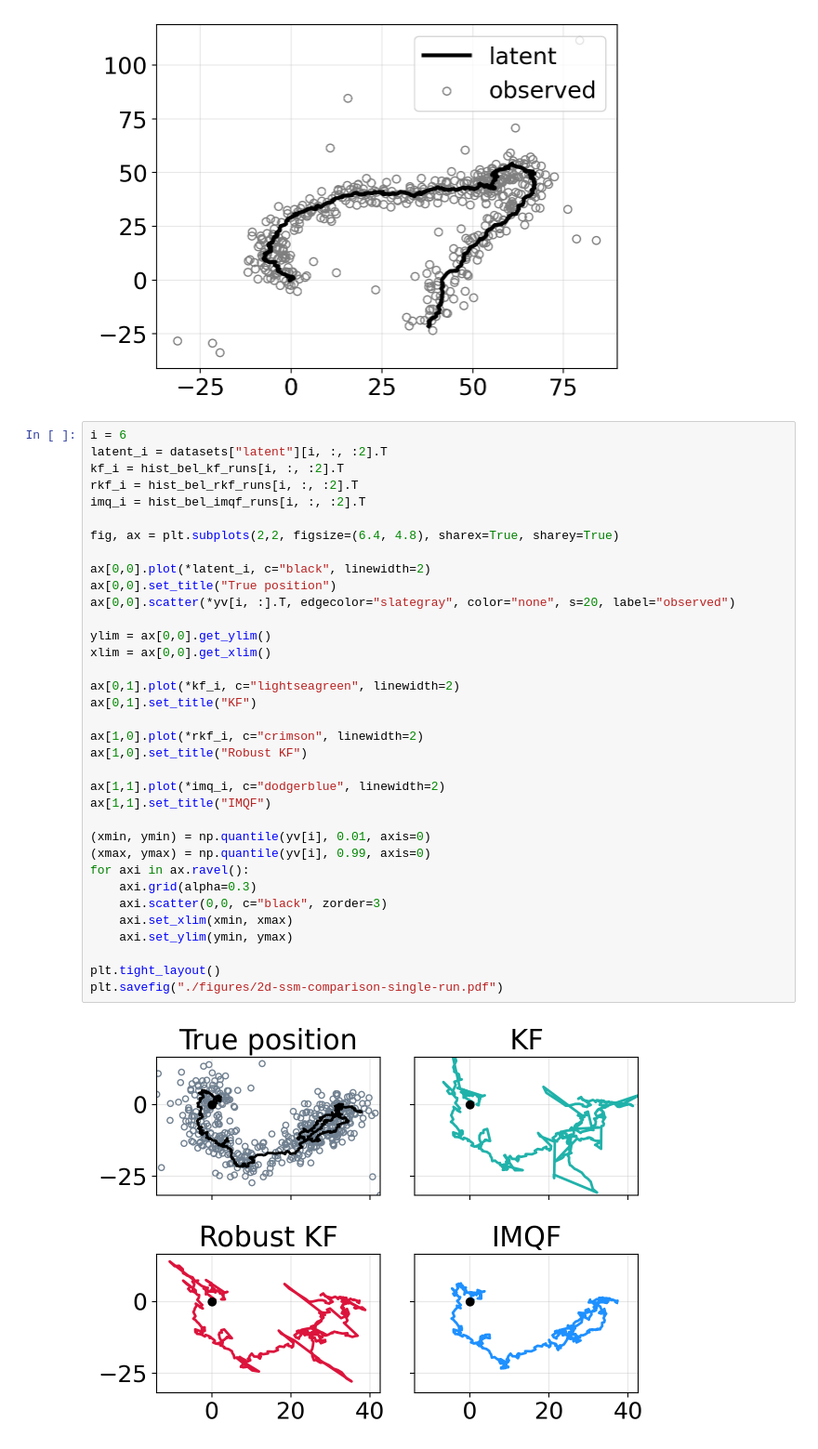
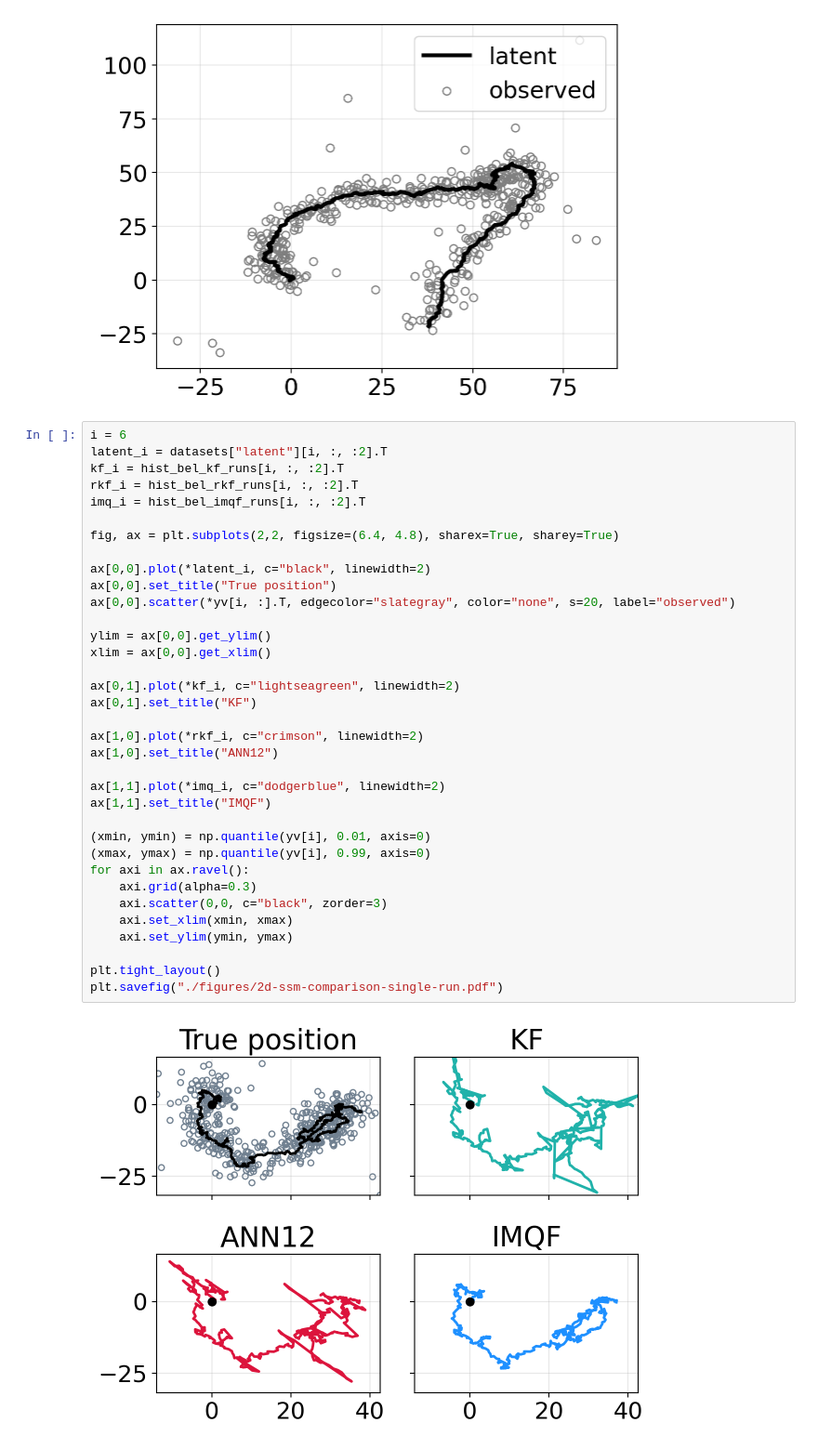
Before and after one commit to gerdm/weighted-likelihood-filter, a Jupyter notebook: experiments/2d-tracking-outlier-covariance.ipynb, the cells around one changed output. Shown at 93% size. Saved outputs shown, nothing was run; the diff lists cells and outputs as text.

```diff
--- a/experiments/2d-tracking-outlier-covariance.ipynb
+++ b/experiments/2d-tracking-outlier-covariance.ipynb
@@ -278,32 +317,32 @@ rkf_i = hist_bel_rkf_runs[i, :, :2].T
 imq_i = hist_bel_imqf_runs[i, :, :2].T
 
 fig, ax = plt.subplots(2,2, figsize=(6.4, 4.8), sharex=True, sharey=True)
 
 ax[0,0].plot(*latent_i, c="black", linewidth=2)
 ax[0,0].set_title("True position")
 ax[0,0].scatter(*yv[i, :].T, edgecolor="slategray", color="none", s=20, label="observed")
 
 ylim = ax[0,0].get_ylim()
 xlim = ax[0,0].get_xlim()
 
 ax[0,1].plot(*kf_i, c="lightseagreen", linewidth=2)
 ax[0,1].set_title("KF")
 
 ax[1,0].plot(*rkf_i, c="crimson", linewidth=2)
-ax[1,0].set_title("Robust KF")
+ax[1,0].set_title("ANN12")
 
 ax[1,1].plot(*imq_i, c="dodgerblue", linewidth=2)
 ax[1,1].set_title("IMQF")
 
 (xmin, ymin) = np.quantile(yv[i], 0.01, axis=0)
 (xmax, ymax) = np.quantile(yv[i], 0.99, axis=0)
 for axi in ax.ravel():
     axi.grid(alpha=0.3)
     axi.scatter(0,0, c="black", zorder=3)
     axi.set_xlim(xmin, xmax)
     axi.set_ylim(ymin, ymax)
 
 plt.tight_layout()
 plt.savefig("./figures/2d-ssm-comparison-single-run.pdf")
 # %% [output]
-[figure, old version]
+[figure, new version]
```
Also changed, not shown: parts of 10 cells of this notebook, 2 other files.
